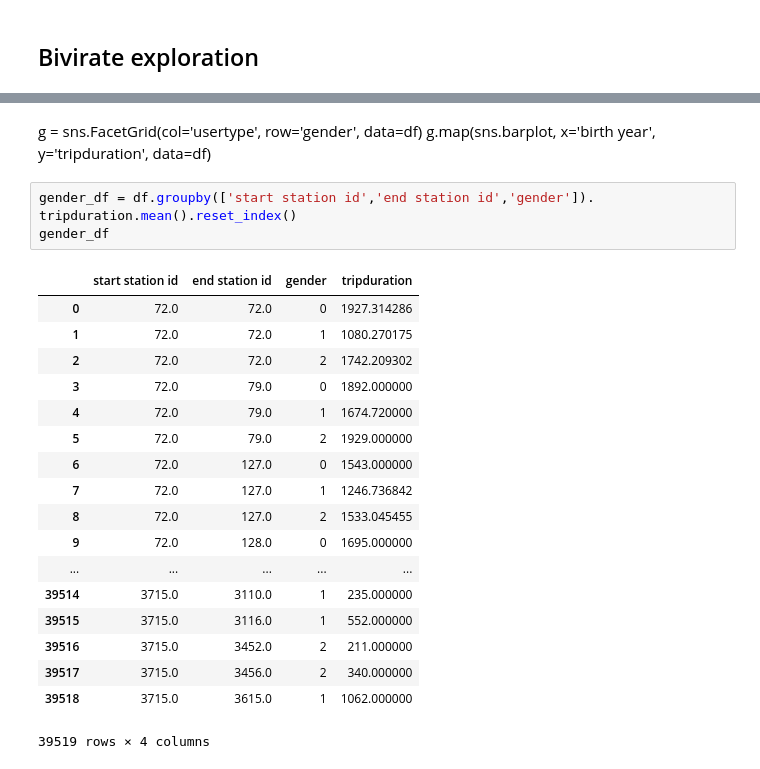
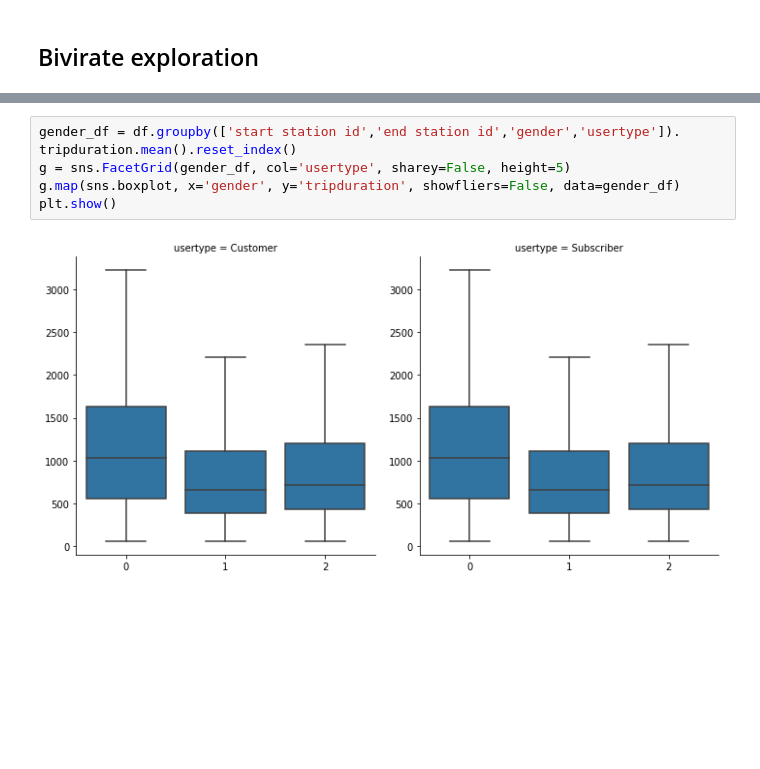
Before and after one commit to yousef5664/CityBike, a Jupyter notebook: exploration.ipynb, the cells around one changed output, grey strips where cells are left out. Cells and saved outputs as stored; diff of their text form; blank space fills up the shorter version.

```diff
--- a/exploration.ipynb
+++ b/exploration.ipynb
@@ -161,25 +129,7 @@ g.map(sns.boxplot, 'gender', 'tripduration', data=df, color=base_color, showflie
-# %% [markdown]
-g = sns.FacetGrid(col='usertype', row='gender', data=df)
-g.map(sns.barplot, x='birth year', y='tripduration', data=df)
 # %%
-gender_df = df.groupby(['start station id','end station id','gender']). tripduration.mean().reset_index()
-gender_df
+gender_df = df.groupby(['start station id','end station id','gender','usertype']). tripduration.mean().reset_index()
+g = sns.FacetGrid(gender_df, col='usertype', sharey=False, height=5)
+g.map(sns.boxplot, x='gender', y='tripduration', showfliers=False, data=gender_df)
+plt.show()
 # %% [output]
-|  | start station id | end station id | gender | tripduration |
-| 0 | 72.0 | 72.0 | 0 | 1927.314286 |
-| 1 | 72.0 | 72.0 | 1 | 1080.270175 |
-| 2 | 72.0 | 72.0 | 2 | 1742.209302 |
-| 3 | 72.0 | 79.0 | 0 | 1892.000000 |
-| 4 | 72.0 | 79.0 | 1 | 1674.720000 |
-| 5 | 72.0 | 79.0 | 2 | 1929.000000 |
-| 6 | 72.0 | 127.0 | 0 | 1543.000000 |
-| 7 | 72.0 | 127.0 | 1 | 1246.736842 |
-| 8 | 72.0 | 127.0 | 2 | 1533.045455 |
-| 9 | 72.0 | 128.0 | 0 | 1695.000000 |
-| ... | ... | ... | ... | ... |
-| 39514 | 3715.0 | 3110.0 | 1 | 235.000000 |
-| 39515 | 3715.0 | 3116.0 | 1 | 552.000000 |
-| 39516 | 3715.0 | 3452.0 | 2 | 211.000000 |
-| 39517 | 3715.0 | 3456.0 | 2 | 340.000000 |
-| 39518 | 3715.0 | 3615.0 | 1 | 1062.000000 |
-39519 rows × 4 columns
+[figure, added]
```
Also changed, not shown: parts of 12 cells of this notebook.
